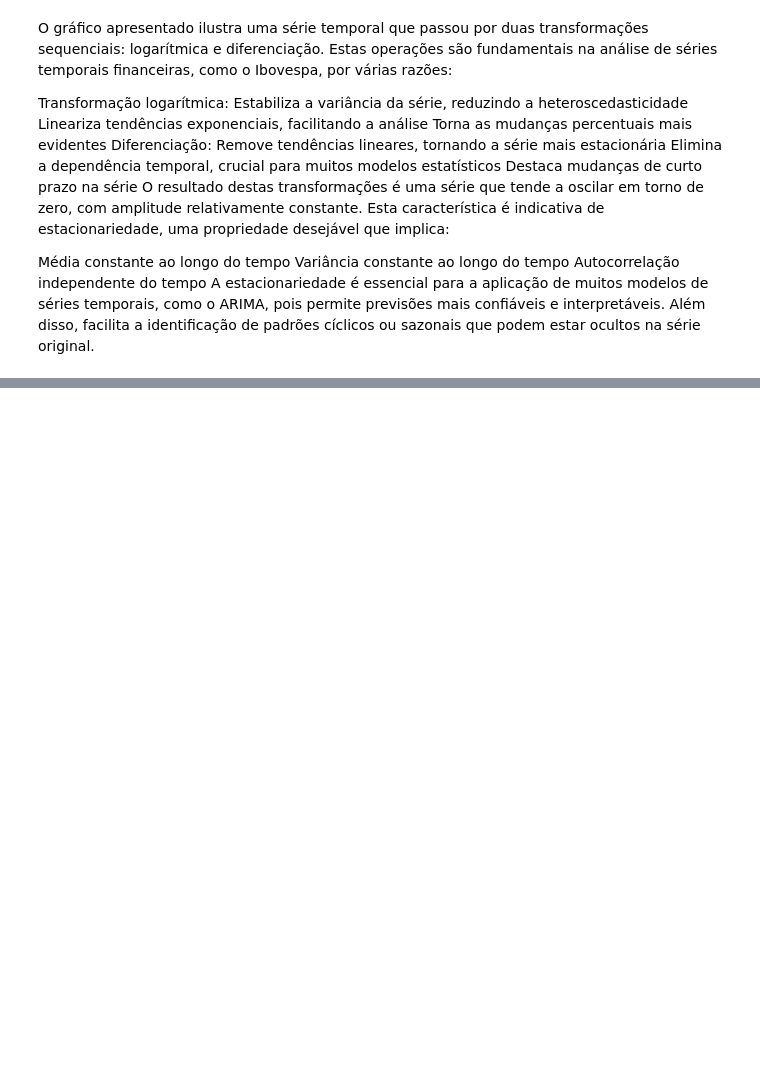
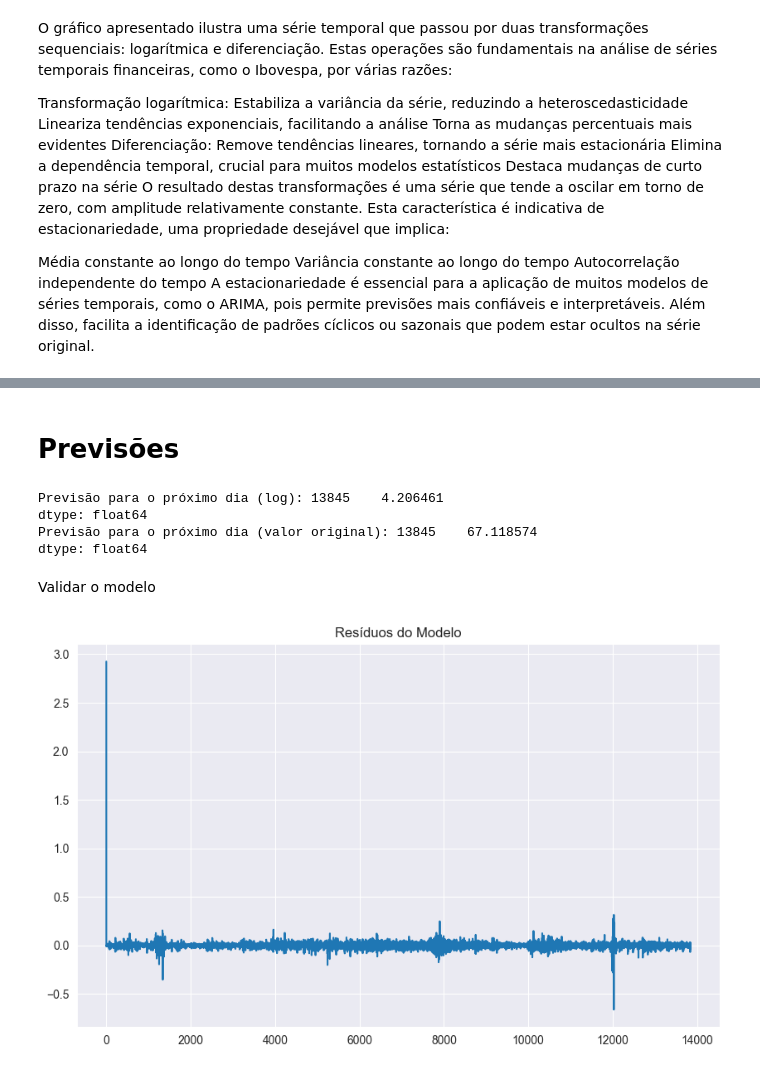
Before and after one commit to MichaelYuri/Brent-vision, a Jupyter notebook: notebooks/inicial.ipynb, the cells around one changed output, grey strips where cells are left out. Saved outputs shown, nothing was run; the diff lists cells and outputs as text; code cells hidden in the pictures; blank space fills up the shorter version.

Commit message:
Previsao com Modelos ML - ARIMA , NAIVE e Prophet

```diff
--- a/notebooks/inicial.ipynb
+++ b/notebooks/inicial.ipynb
@@ -655,16 +638,5 @@ Conclusão Os resultados indicam que a série não é estacionária. Isso signif
 # %% [markdown]
 ### Transformando a série em estácionária.
 # %%
-# Aplicar diferenciação na série log-transformada
-df_select['y_log_diff'] = df_select['y_log'].diff().dropna()
-
-# Repetir o teste ADF para a série diferenciada
-serie_teste_diff = df_select['y_log_diff'].dropna()
-resultado_diff = adfuller(serie_teste_diff)
-
-print("Teste ADF para Série Diferenciada:")
-print(f"Estatística ADF: {resultado_diff[0]}")
-print(f"P-Valor: {resultado_diff[1]}")
-print("Valores Críticos:")
-for key, value in resultado_diff[4].items():
-    print(f"  {key}: {value}")
+df_select['y_log'] = np.log(df_select['y'])  # Aplicação do logaritmo
+df_select['y_log_diff'] = df_select['y_log'].diff().dropna()  # Diferenciação
@@ -678,0 +681,11 @@ Valores Críticos:
+# %%
+df_select['y_log_diff2'] = df_select['y_log_diff'].diff().dropna()
+serie_teste_diff2 = df_select['y_log_diff2'].dropna()
+resultado_diff2 = adfuller(serie_teste_diff2)
+
+print("Teste ADF para Série Diferenciada 2 vezes:")
+print(f"Estatística ADF: {resultado_diff2[0]}")
+print(f"P-Valor: {resultado_diff2[1]}")
+print("Valores Críticos:")
+for key, value in resultado_diff2[4].items():
+    print(f"  {key}: {value}")
@@ -704,0 +726,11 @@ plt.show()
+# %%
+from statsmodels.tsa.arima.model import ARIMA
+
+# Ajustar o modelo ARIMA
+model = ARIMA(df_select['y_log'], order=(1, 1, 1))  # p=1 nº de períodos defasados
+                                                    # d=1 nº diferenciação
+                                                    # q=1 ordem da média móvel
+model_fit = model.fit()
+
+# Resumo do modelo
+print(model_fit.summary())
@@ -704,0 +775,25 @@ plt.show()
+# %% [markdown]
+# Previsões
+# %%
+# Fazer previsão para o próximo dia (em escala log)
+forecast = model_fit.forecast(steps=1)
+print("Previsão para o próximo dia (log):", forecast)
+
+# Reverter o log para voltar à escala original
+forecast_original = np.exp(forecast)
+print("Previsão para o próximo dia (valor original):", forecast_original)
+# %% [output]
+Previsão para o próximo dia (log): 13845    4.206461
+dtype: float64
+Previsão para o próximo dia (valor original): 13845    67.118574
+dtype: float64
+# %% [markdown]
+Validar o modelo
+# %%
+residuos = model_fit.resid
+plt.figure(figsize=(10, 6))
+plt.plot(residuos)
+plt.title("Resíduos do Modelo")
+plt.show()
+# %% [output]
+[figure, added]
```
Also changed, not shown: parts of 20 cells of this notebook.
